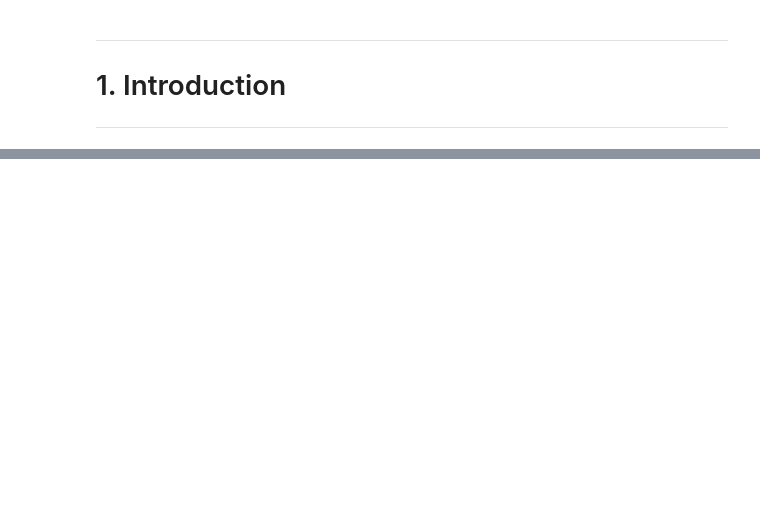
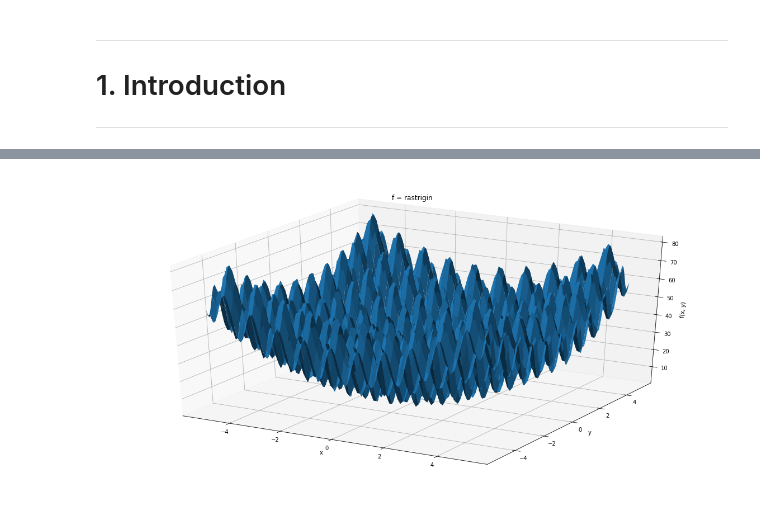
Before and after one commit to OpenSourceEconomics/ose-scientific-computing-course-wirecard, a Jupyter notebook: student_project.ipynb, the cells around one changed output, grey strips where cells are left out. Cells and saved outputs as stored; diff of their text form; code cells hidden in the pictures; blank space fills up the shorter version.

```diff
--- a/student_project.ipynb
+++ b/student_project.ipynb
@@ -26,0 +169,4 @@ This notebook is inpired to a great extent by the following Articles:
+# %%
+plot_test_function((-5.12,5.12),rastrigin, 'rastrigin')
+# %% [output]
+[figure, added]
```
Also changed, not shown: parts of 42 cells of this notebook, 5 other files.
